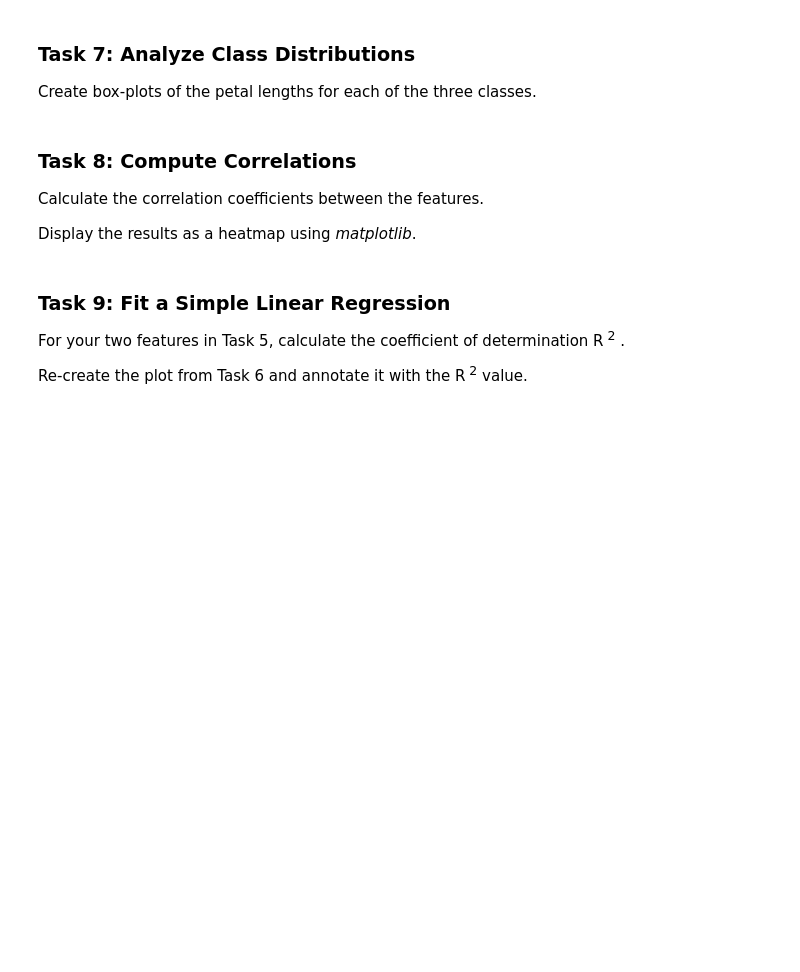
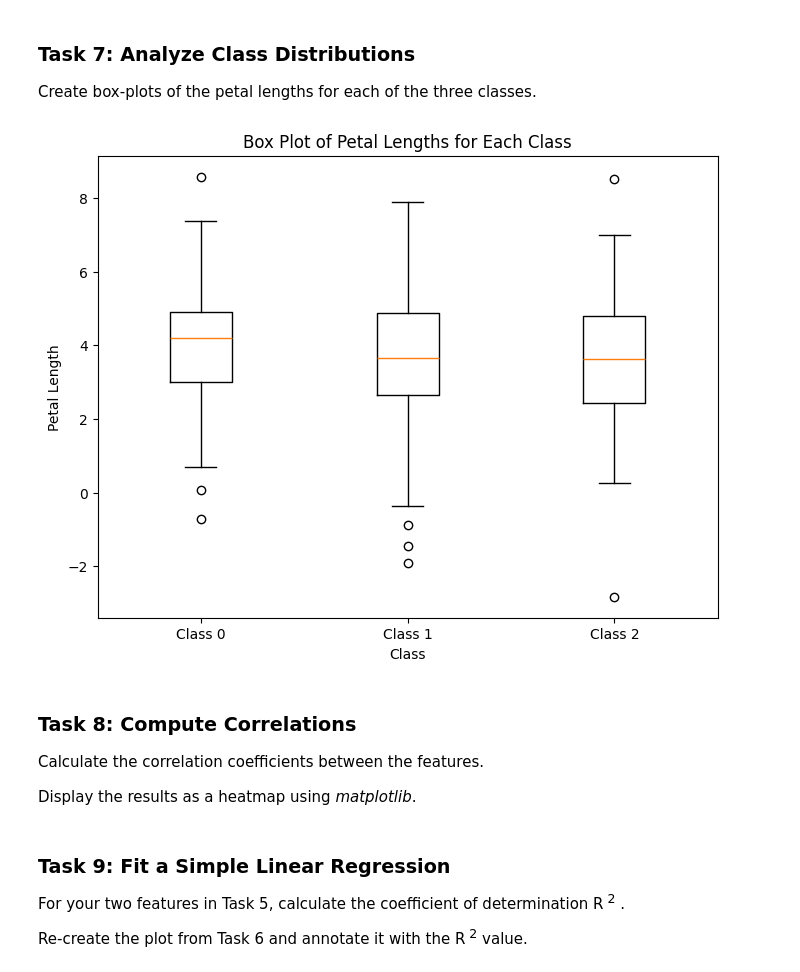
Before and after one commit to fin81985/principles_of_data_analytics, a Jupyter notebook: tasks.ipynb, the cells around one changed output. Cells and saved outputs as stored; diff of their text form; code cells hidden in the pictures; blank space fills up the shorter version.

```diff
--- a/tasks.ipynb
+++ b/tasks.ipynb
@@ -231,6 +308,17 @@ Use ``numpy.polyfit`` to add a regression line to the scatter plot from Task 5.
 # %% [markdown]
 ### Task 7: Analyze Class Distributions
 Create box-plots of the petal lengths for each of the three classes.
+# %%
+# Create box-plots for petal lengths of each class
+plt.figure(figsize=(8, 6))
+petal_lengths_by_class = [data["petal_length"][classes == class_label] for class_label in np.unique(classes)]
+plt.boxplot(petal_lengths_by_class, labels=[f'Class {c}' for c in np.unique(classes)])
+plt.xlabel("Class")
+plt.ylabel("Petal Length")
+plt.title("Box Plot of Petal Lengths for Each Class")
+plt.show()
+# %% [output]
+[figure, added]
 # %% [markdown]
 ### Task 8: Compute Correlations
 Calculate the correlation coefficients between the features.
```
Also changed, not shown: parts of 3 cells of this notebook.
